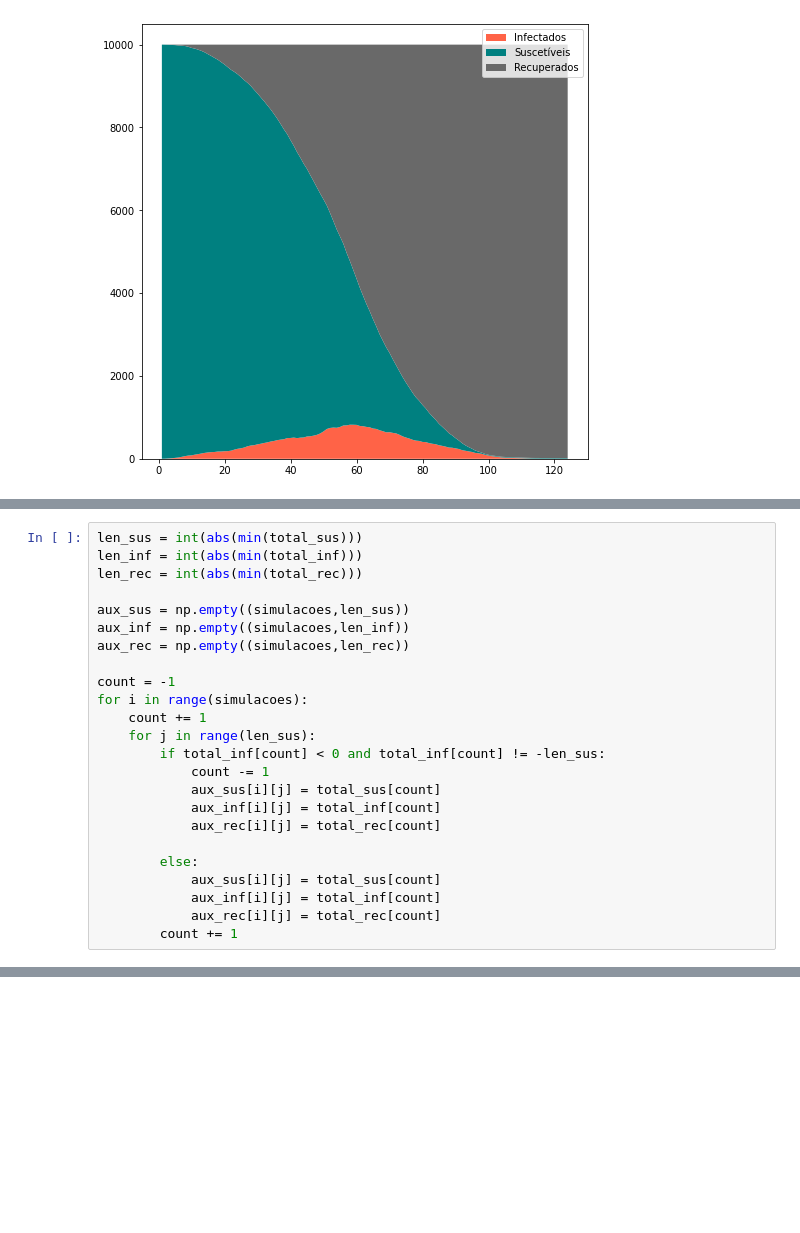
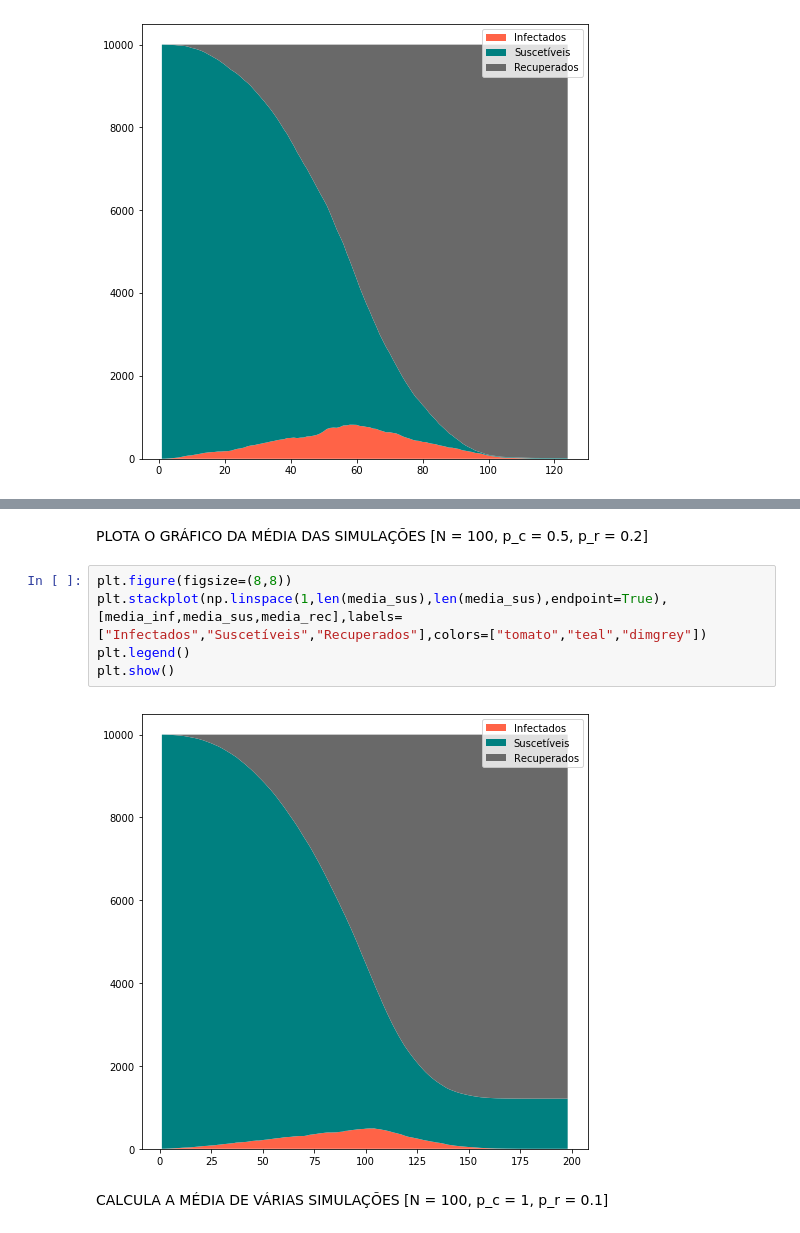
Before and after one commit to AlantheBenign/Fisica-Computacional-Informacao-e-Complexidade, a Jupyter notebook: Aula 8 - Propagação de doenças/Modelo SIR.ipynb, the cells around one changed output, grey strips where cells are left out. Drawn from its saved outputs; the diff is of its cells as text; blank space fills up the shorter version.

```diff
--- a/Aula 8 - Propagação de doenças/Modelo SIR.ipynb
+++ b/Aula 8 - Propagação de doenças/Modelo SIR.ipynb
@@ -290,24 +342,0 @@ for k in range(simulacoes):
-# %%
-len_sus = int(abs(min(total_sus)))
-len_inf = int(abs(min(total_inf)))
-len_rec = int(abs(min(total_rec)))
-
-aux_sus = np.empty((simulacoes,len_sus))
-aux_inf = np.empty((simulacoes,len_inf))
-aux_rec = np.empty((simulacoes,len_rec))
-
-count = -1
-for i in range(simulacoes):
-    count += 1
-    for j in range(len_sus):
-        if total_inf[count] < 0 and total_inf[count] != -len_sus:
-            count -= 1
-            aux_sus[i][j] = total_sus[count]
-            aux_inf[i][j] = total_inf[count]
-            aux_rec[i][j] = total_rec[count]
-
-        else:
-            aux_sus[i][j] = total_sus[count]
-            aux_inf[i][j] = total_inf[count]
-            aux_rec[i][j] = total_rec[count]
-        count += 1
@@ -333,0 +467,11 @@ print(aux_sus)
+# %% [markdown]
+PLOTA O GRÁFICO DA MÉDIA DAS SIMULAÇÕES [N = 100, p_c = 0.5, p_r = 0.2]
+# %%
+plt.figure(figsize=(8,8))
+plt.stackplot(np.linspace(1,len(media_sus),len(media_sus),endpoint=True),[media_inf,media_sus,media_rec],labels=["Infectados","Suscetíveis","Recuperados"],colors=["tomato","teal","dimgrey"])
+plt.legend()
+plt.show()
+# %% [output]
+[figure, added]
+# %% [markdown]
+CALCULA A MÉDIA DE VÁRIAS SIMULAÇÕES [N = 100, p_c = 1, p_r = 0.1]
```
Also changed, not shown: parts of 15 cells of this notebook.
